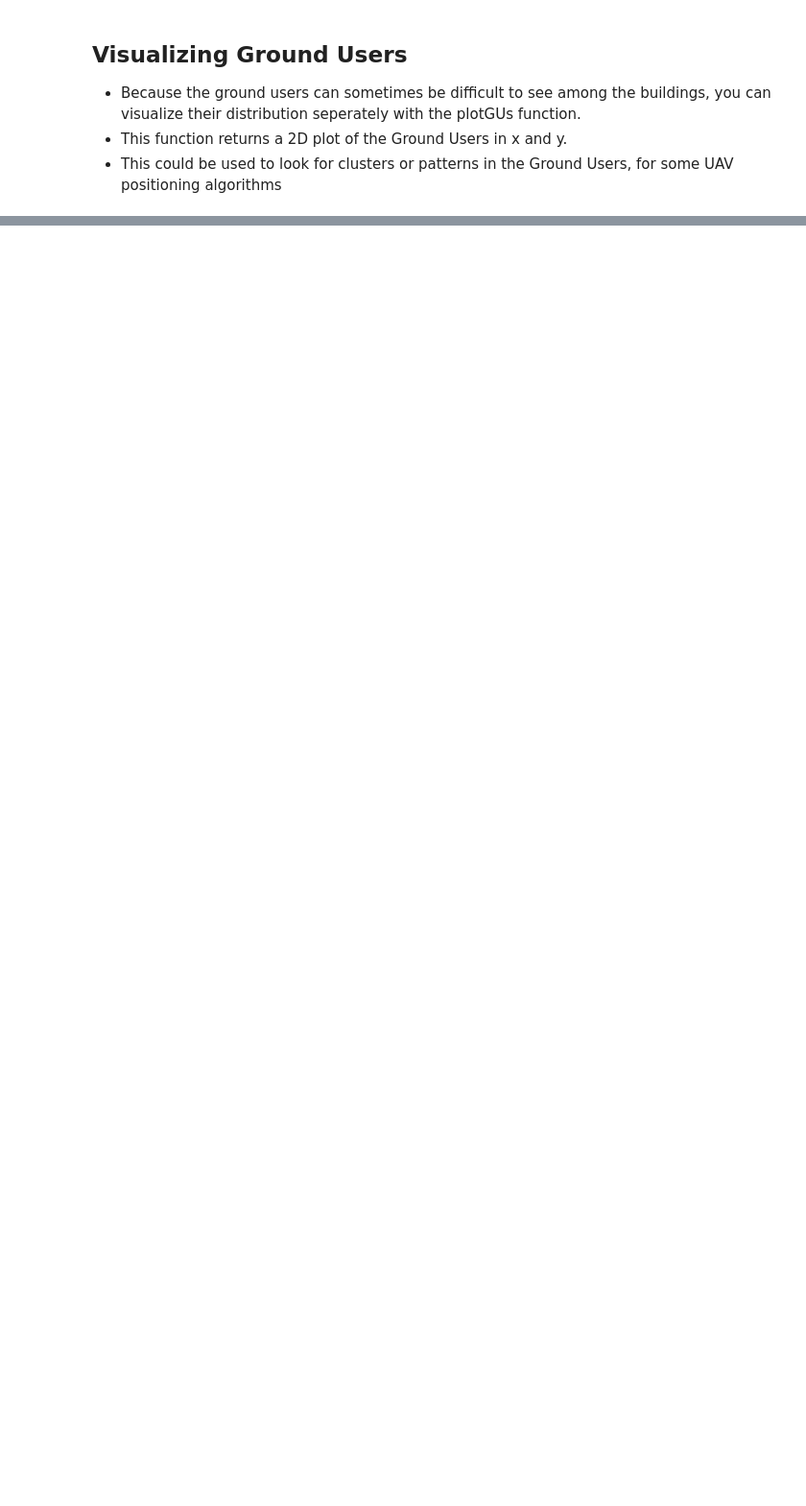
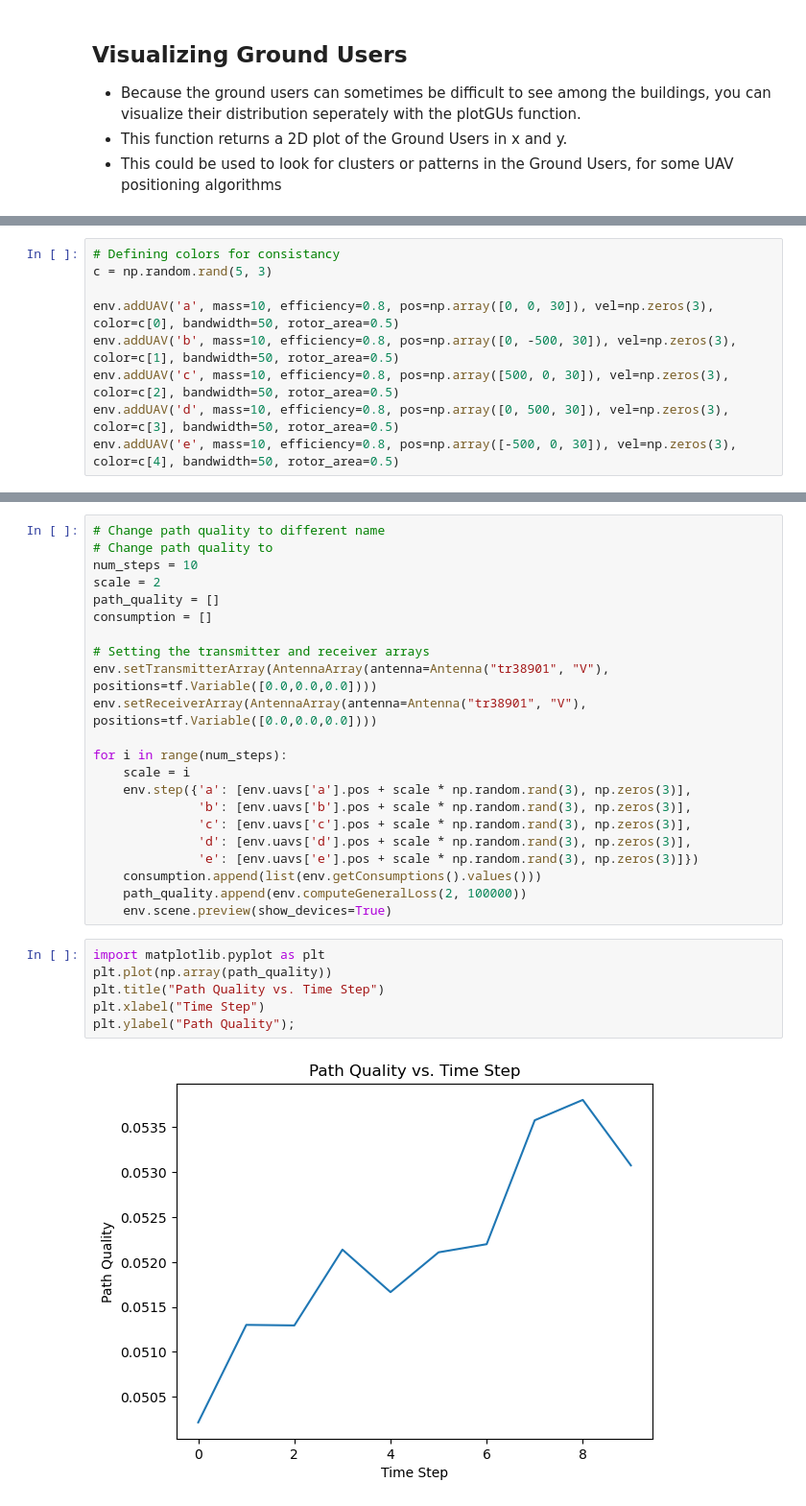
Before and after one commit to Lognam-Huang/RL-AERPAW-DT, a Jupyter notebook: Demonstration.ipynb, the cells around one changed output, grey strips where cells are left out. Shown at 96% size. Cells and saved outputs as stored; diff of their text form; blank space fills up the shorter version.

Commit message:
General Updates and adding TODOs

```diff
--- a/Demonstration.ipynb
+++ b/Demonstration.ipynb
@@ -65,0 +74,9 @@ env.plotGUs()
+# %%
+# Defining colors for consistancy
+c = np.random.rand(5, 3)
+
+env.addUAV('a', mass=10, efficiency=0.8, pos=np.array([0, 0, 30]), vel=np.zeros(3), color=c[0], bandwidth=50, rotor_area=0.5)
+env.addUAV('b', mass=10, efficiency=0.8, pos=np.array([0, -500, 30]), vel=np.zeros(3), color=c[1], bandwidth=50, rotor_area=0.5)
+env.addUAV('c', mass=10, efficiency=0.8, pos=np.array([500, 0, 30]), vel=np.zeros(3), color=c[2], bandwidth=50, rotor_area=0.5)
+env.addUAV('d', mass=10, efficiency=0.8, pos=np.array([0, 500, 30]), vel=np.zeros(3), color=c[3], bandwidth=50, rotor_area=0.5)
+env.addUAV('e', mass=10, efficiency=0.8, pos=np.array([-500, 0, 30]), vel=np.zeros(3), color=c[4], bandwidth=50, rotor_area=0.5)
@@ -65,0 +92,30 @@ env.plotGUs()
+# %%
+# Change path quality to different name
+# Change path quality to
+num_steps = 10
+scale = 2
+path_quality = []
+consumption = []
+
+# Setting the transmitter and receiver arrays
+env.setTransmitterArray(AntennaArray(antenna=Antenna("tr38901", "V"), positions=tf.Variable([0.0,0.0,0.0])))
+env.setReceiverArray(AntennaArray(antenna=Antenna("tr38901", "V"), positions=tf.Variable([0.0,0.0,0.0])))
+
+for i in range(num_steps):
+    scale = i
+    env.step({'a': [env.uavs['a'].pos + scale * np.random.rand(3), np.zeros(3)],
+              'b': [env.uavs['b'].pos + scale * np.random.rand(3), np.zeros(3)],
+              'c': [env.uavs['c'].pos + scale * np.random.rand(3), np.zeros(3)],
+              'd': [env.uavs['d'].pos + scale * np.random.rand(3), np.zeros(3)],
+              'e': [env.uavs['e'].pos + scale * np.random.rand(3), np.zeros(3)]})
+    consumption.append(list(env.getConsumptions().values()))
+    path_quality.append(env.computeGeneralLoss(2, 100000))
+    env.scene.preview(show_devices=True)
+# %%
+import matplotlib.pyplot as plt
+plt.plot(np.array(path_quality))
+plt.title("Path Quality vs. Time Step")
+plt.xlabel("Time Step")
+plt.ylabel("Path Quality");
+# %% [output]
+[figure, added]
```
Also changed, not shown: parts of 12 cells of this notebook, 1 other file.
